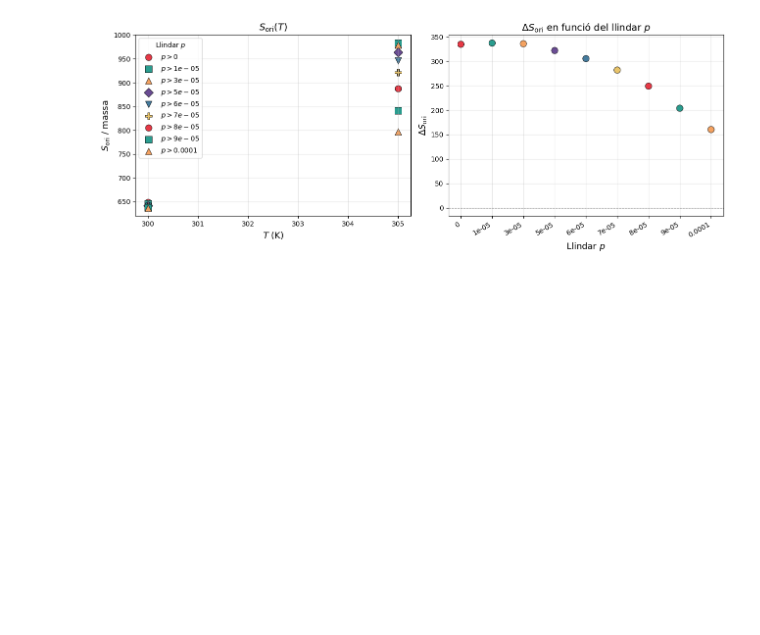
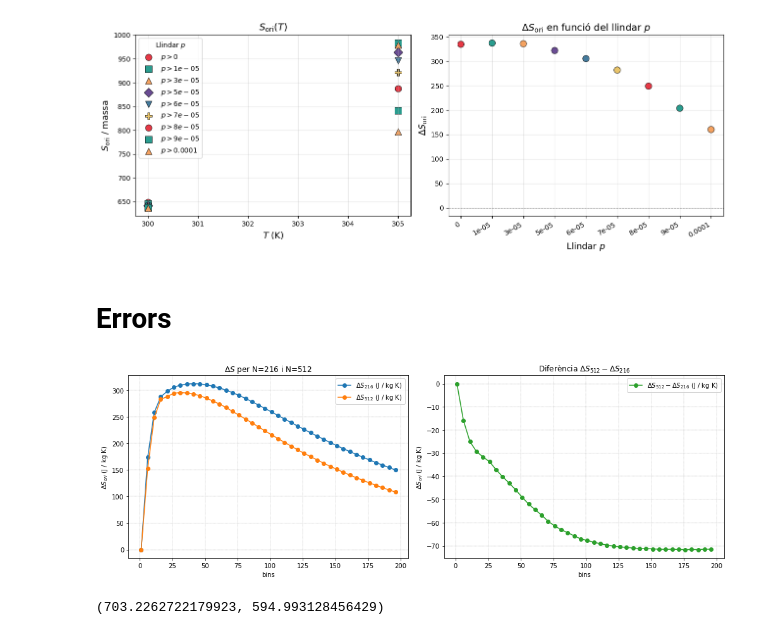
Before and after one commit to aressanu/ENTROPIES-25, a Jupyter notebook: NPG.ipynb, the cells around one changed output. Cells and saved outputs as stored; diff of their text form; code cells hidden in the pictures; blank space fills up the shorter version.

```diff
--- a/NPG.ipynb
+++ b/NPG.ipynb
@@ -1232,3 +1217,74 @@ if __name__ == "__main__":
 
 Gràfica guardada a: entropy_vs_T_pthresh.png
 [figure]
+# %% [markdown]
+# Errors
+# %%
+def compare_entropy_by_bins(bins_list,
+                             file_216_a, file_216_b,
+                             file_512_a, file_512_b,
+                             entropy_fn=entropy_ori,
+                             ylabel=r'$\Delta S$ (J / kg K)'):
+    S216, S512 = [], []
+    llS512a,llS512b = [], []
+    diff = []
+    for b in bins_list:
+        S216a = entropy_fn(file_216_a, bins=b)[0]
+        S216b = entropy_fn(file_216_b, bins=b)[0]
+        S216.append(S216a - S216b)
+        S512a = entropy_fn(file_512_a, bins=b)[0]
+        llS512a.append(S512a)
+        S512b = entropy_fn(file_512_b, bins=b)[0]
+        llS512b.append(S512b)
+        S512.append(S512a - S512b)
+        diff.append(S512a - S216a)
+
+
+    S216, S512 = np.array(S216), np.array(S512)
+
+
+    #for b, s216, s512 in zip(bins_list, S216, S512):
+    #    print(f"bins={b:3d}  S216={s216:.6e}  S512={s512:.6e} ")
+    #    print(f"{S216b} ")
+    #    print(f"{S216a} ")
+
+    fig, axes = plt.subplots(1, 2, figsize=(14, 5))
+
+    # --- Esquerra: S216 i S512 ---
+    axes[0].plot(bins_list, S216, '-o', label=r'$\Delta S_{216}$ (J / kg K)')
+    axes[0].plot(bins_list, S512, '-o', label=r'$\Delta S_{512}$ (J / kg K)')
+    axes[0].set_xlabel('bins')
+    axes[0].set_ylabel(ylabel)
+    axes[0].legend()
+    axes[0].grid(True, ls='--', lw=0.4)
+    axes[0].set_title(r'$\Delta S$ per N=216 i N=512')
+
+    # --- Dreta: diff ---
+    axes[1].plot(bins_list, diff, '-o', color='tab:green', label=r'$\Delta S_{512} - \Delta S_{216}$ (J / kg K)')
+    axes[1].set_xlabel('bins')
+    axes[1].set_ylabel(ylabel)
+    axes[1].legend()
+    axes[1].grid(True, ls='--', lw=0.4)
+    axes[1].set_title(r'Diferència $\Delta S_{512} - \Delta S_{216}$')
+
+    plt.tight_layout()
+    plt.show()
+
+    return S512a, S512b
+
+
+bins_list = np.arange(1, 200, 5)
+#bins_list = np.arange(350, 351, 100)
+
+P = 2000
+file_216_b = nou_abans(P)
+file_216_a = nou_despres(P)
+file_512_b = antic_abans(P)
+file_512_a = antic_despres(P)
+
+
+# Amb entropy_conf
+compare_entropy_by_bins(bins_list, file_216_a, file_216_b, file_512_a, file_512_b, entropy_fn=entropy_ori, ylabel=r'$\Delta S_{ori}$ (J / kg K)')
+# %% [output]
+[figure, added]
+(703.2262722179923, 594.993128456429)
```
Also changed, not shown: parts of 3 cells of this notebook.
